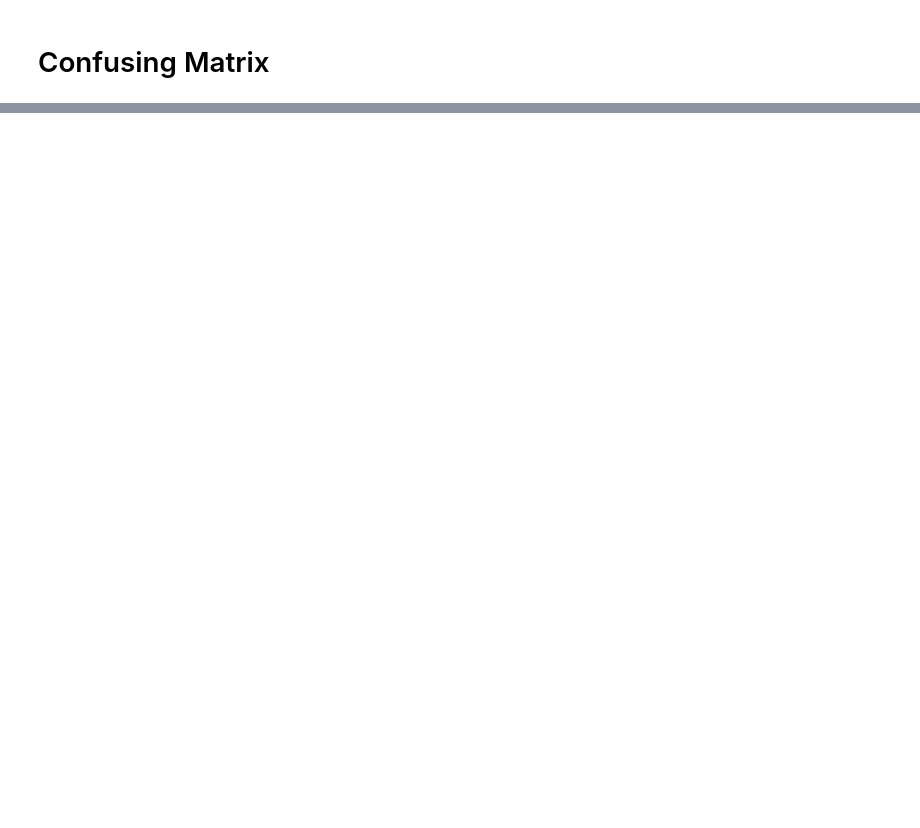
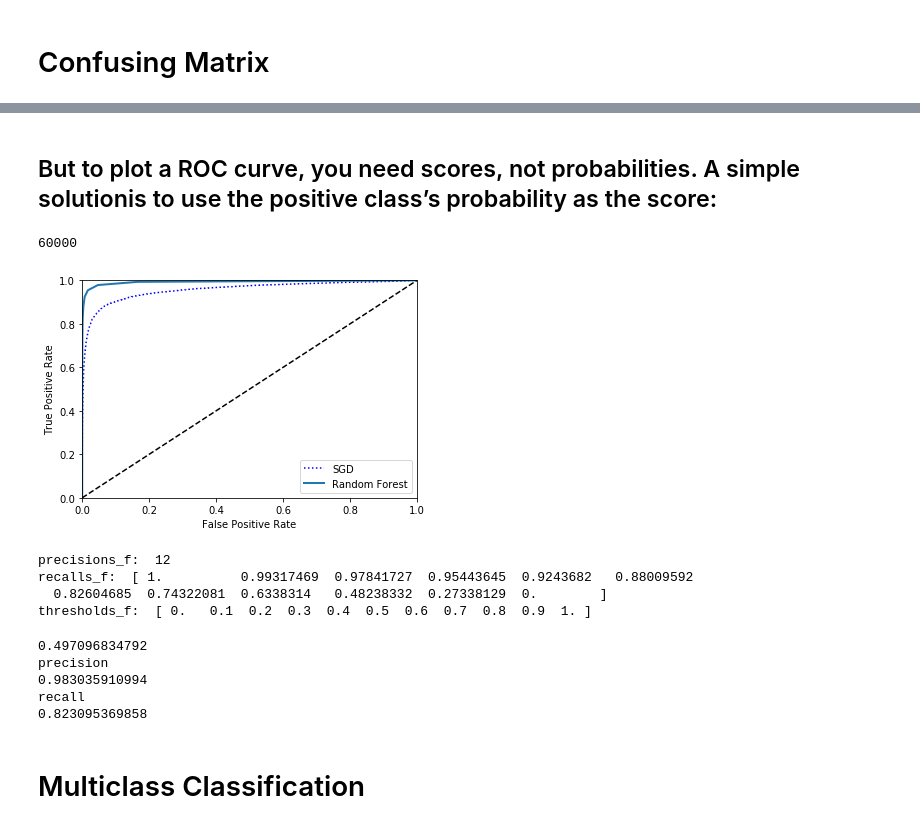
Before and after one commit to victpf/MachineLearning, a Jupyter notebook: Machine Learning Book.ipynb, the cells around one changed output, grey strips where cells are left out. Drawn from its saved outputs; the diff is of its cells as text; code cells hidden in the pictures; blank space fills up the shorter version.

Commit message:
Multiclass Classification part begin

```diff
--- a/Machine Learning Book.ipynb
+++ b/Machine Learning Book.ipynb
@@ -116,0 +252,5 @@ recall_score(y_train_5, y_train_pred) # == 4344 / (4344 + 1077)
+# %%
+from sklearn.ensemble import RandomForestClassifier
+forest_clf = RandomForestClassifier(random_state=42)
+y_probas_forest = cross_val_predict(forest_clf, X_train, y_train_5, cv=3,method="predict_proba")
+print(y_probas_forest)
@@ -116,0 +265,53 @@ recall_score(y_train_5, y_train_pred) # == 4344 / (4344 + 1077)
+# %% [markdown]
+## But to plot a ROC curve, you need scores, not probabilities. A simple solutionis to use the positive class’s probability as the score:
+# %%
+y_scores_forest = y_probas_forest[:, 1] # score = proba of positive class
+#选择y_probas_forest结果里边的第一列
+print(len(y_scores_forest))
+fpr_forest, tpr_forest, thresholds_forest = roc_curve(y_train_5,y_scores_forest)
+# %% [output]
+60000
+# %%
+plt.plot(fpr, tpr, "b:", label="SGD")
+plot_roc_curve(fpr_forest, tpr_forest, "Random Forest")
+plt.legend(loc="lower right")
+plt.show()
+# %% [output]
+[figure, added]
+# %%
+precisions_f, recalls_f, thresholds_f = precision_recall_curve(y_train_5,y_scores_forest)
+print('precisions_f: ',len(precisions_f))
+print('recalls_f: ',recalls_f)
+print('thresholds_f: ',thresholds_f)
+# %% [output]
+precisions_f:  12
+recalls_f:  [ 1.          0.99317469  0.97841727  0.95443645  0.9243682   0.88009592
+  0.82604685  0.74322081  0.6338314   0.48238332  0.27338129  0.        ]
+thresholds_f:  [ 0.   0.1  0.2  0.3  0.4  0.5  0.6  0.7  0.8  0.9  1. ]
+# %%
+from sklearn.metrics import roc_auc_score
+print(roc_auc_score(y_train_5, y_scores_forest))
+
+#要计算precision_score & recall_score
+#需要先做预测，得到了预测结果之后，再带入上述两个函数进行计算
+#
+
+from sklearn.model_selection import cross_val_predict
+y_train_pred_f = cross_val_predict(forest_clf, X_train, y_train_5, cv=3)
+
+from sklearn.metrics import precision_score, recall_score
+precision_score(y_train_5, y_train_pred_f) # == 4344 / (4344 + 1307)
+print('precision')
+print(precision_score(y_train_5, y_train_pred_f))
+
+recall_score(y_train_5, y_train_pred_f)
+print('recall')
+print(recall_score(y_train_5, y_train_pred_f))
+# %% [output]
+0.497096834792
+precision
+0.983035910994
+recall
+0.823095369858
+# %% [markdown]
+# Multiclass Classification
```
Also changed, not shown: parts of 24 cells of this notebook.
